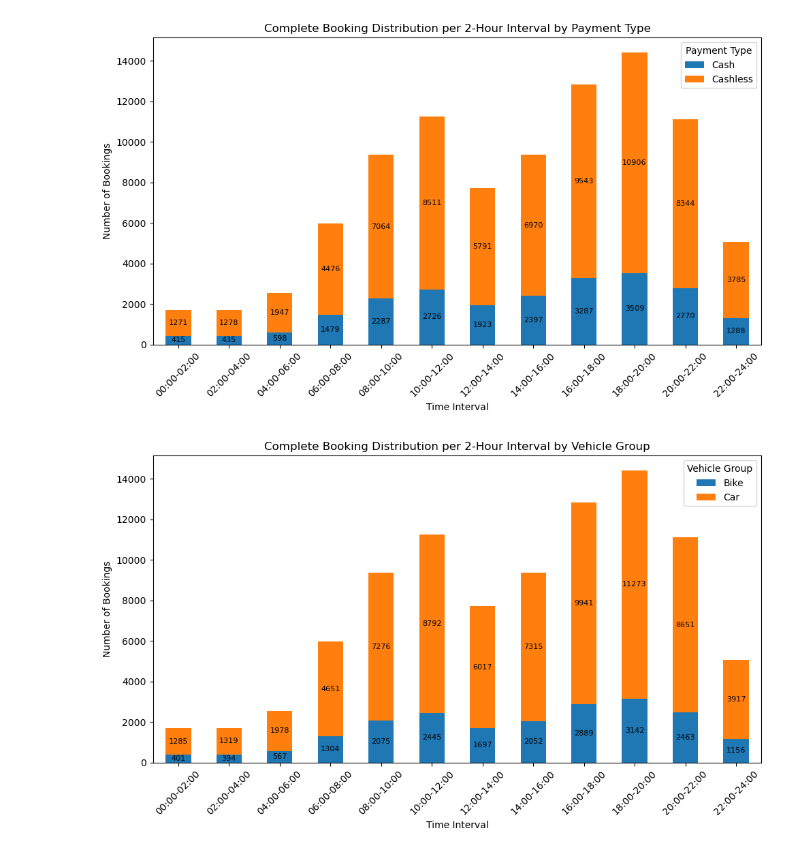
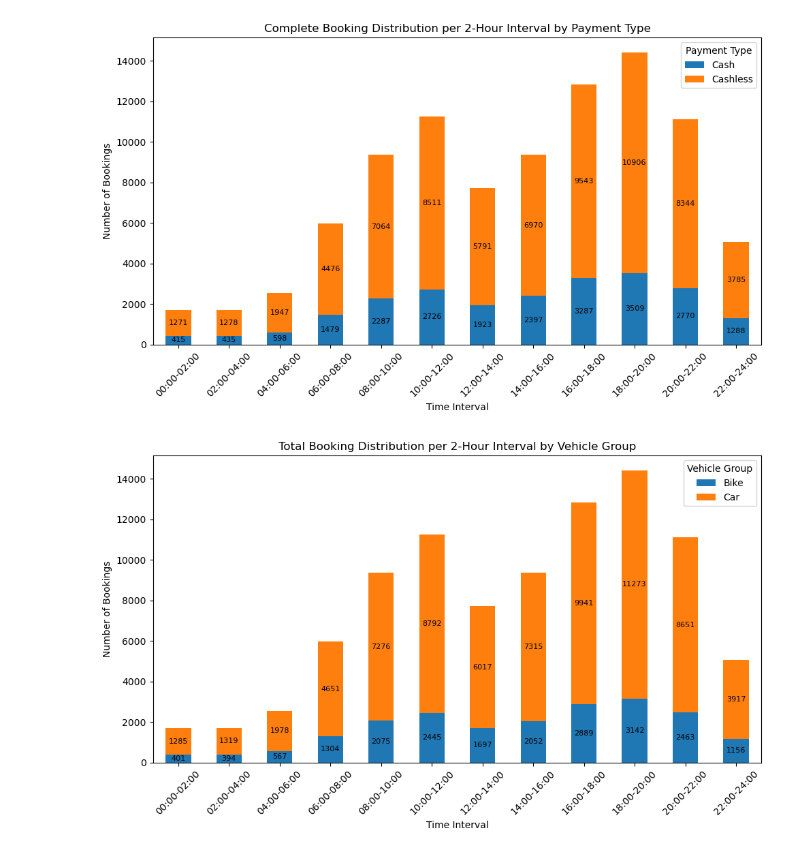
Before and after one commit to FlazeFy2/DS-Uber_Data_Analytics_Dashboard, a Jupyter notebook: exploratory data analysis-bar.ipynb, the cells around one changed output. Drawn from its saved outputs; the diff is of its cells as text; code cells hidden in the pictures.

Commit message:
[DS] Exploratory Data Analysis (EDA) - Stacked Bar Chart Total Booking Value Distribution per 2-Hour Interval by Vehicle Group

```diff
--- a/exploratory data analysis-bar.ipynb
+++ b/exploratory data analysis-bar.ipynb
@@ -489,7 +489,7 @@ import pandas as pd
 import matplotlib.pyplot as plt
 
 # Dataset
-# Exploratory Data Analysis (EDA) - Stacked Bar Chart Complete Booking Distribution per 2-Hour Interval by Vehicle Group
+# Exploratory Data Analysis (EDA) - Stacked Bar Chart Total Booking Distribution per 2-Hour Interval by Vehicle Group
 df = pd.read_csv("ncr_ride_bookings.csv")
 
 # Convert Time column to datetime
@@ -511,32 +511,32 @@ df["Time Group"] = pd.cut(df["Hour"], bins=bins, labels=labels, right=False)
 # Categorize Type
 def categorize_type(val):
     if val == "Bike" or val == "eBike":
         return "Bike"
     else:
         return "Car"
 
 df["Vehicle Group"] = df["Vehicle Type"].apply(categorize_type)
 
 # Count bookings per interval separated by Vehicle Group
 time_counts = df.groupby(["Time Group", "Vehicle Group"], observed=False).size().unstack(fill_value=0)
 
 # Stacked Bar Chart
 plt.figure(figsize=(10, 6))
 ax = time_counts.plot(kind="bar", stacked=True, ax=plt.gca())
 # Add label for each stack
 for i, (index, row) in enumerate(time_counts.iterrows()):
     cumulative = 0
     for vehicle_type, value in row.items():
         if value > 0:
             plt.text(i, cumulative + value / 2, str(value),
                      ha='center', va='center', fontsize=8, color="black")
             cumulative += value
-plt.title("Complete Booking Distribution per 2-Hour Interval by Vehicle Group")
+plt.title("Total Booking Distribution per 2-Hour Interval by Vehicle Group")
 plt.xlabel("Time Interval")
 plt.ylabel("Number of Bookings")
 plt.xticks(rotation=45)
 plt.legend(title="Vehicle Group")
 plt.tight_layout()
 plt.show()
 # %% [output]
-[figure, old version]
+[figure, new version]
```
Also changed, not shown: parts of 1 cell of this notebook, 1 other file.
